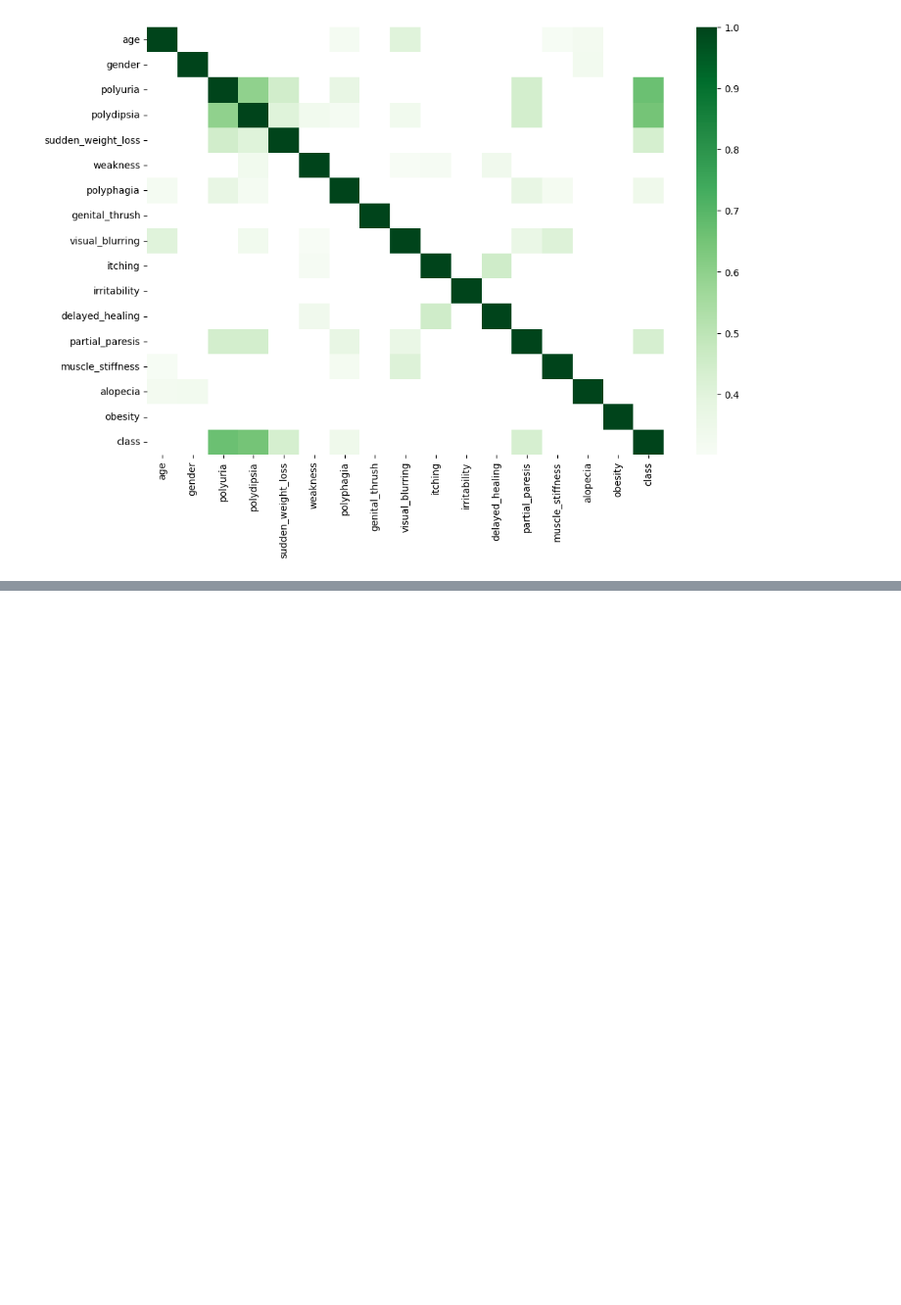
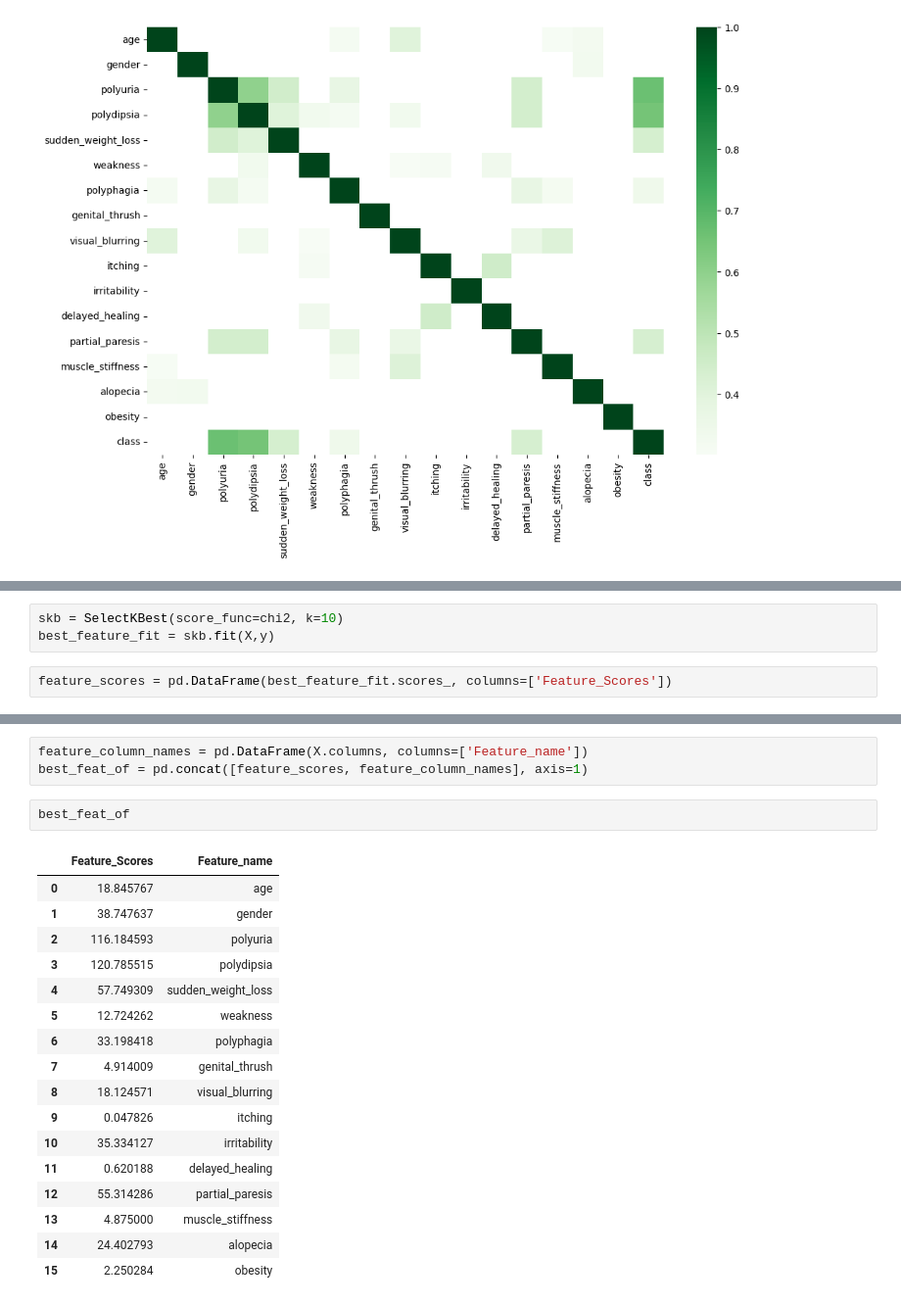
Before and after one commit to pistaacademy/ML_Model, a Jupyter notebook: ML Model.ipynb, the cells around one changed output, grey strips where cells are left out. Shown at 98% size. Drawn from its saved outputs; the diff is of its cells as text; blank space fills up the shorter version.

```diff
--- a/ML Model.ipynb
+++ b/ML Model.ipynb
@@ -261,0 +279,5 @@ sns.heatmap(highest_corr, cmap='Greens')
+# %%
+skb = SelectKBest(score_func=chi2, k=10)
+best_feature_fit = skb.fit(X,y)
+# %%
+feature_scores = pd.DataFrame(best_feature_fit.scores_, columns=['Feature_Scores'])
@@ -261,0 +304,23 @@ sns.heatmap(highest_corr, cmap='Greens')
+# %%
+feature_column_names = pd.DataFrame(X.columns, columns=['Feature_name'])
+best_feat_of = pd.concat([feature_scores, feature_column_names], axis=1)
+# %%
+best_feat_of
+# %% [output]
+|  | Feature_Scores | Feature_name |
+| 0 | 18.845767 | age |
+| 1 | 38.747637 | gender |
+| 2 | 116.184593 | polyuria |
+| 3 | 120.785515 | polydipsia |
+| 4 | 57.749309 | sudden_weight_loss |
+| 5 | 12.724262 | weakness |
+| 6 | 33.198418 | polyphagia |
+| 7 | 4.914009 | genital_thrush |
+| 8 | 18.124571 | visual_blurring |
+| 9 | 0.047826 | itching |
+| 10 | 35.334127 | irritability |
+| 11 | 0.620188 | delayed_healing |
+| 12 | 55.314286 | partial_paresis |
+| 13 | 4.875000 | muscle_stiffness |
+| 14 | 24.402793 | alopecia |
+| 15 | 2.250284 | obesity |
```
Also changed, not shown: parts of 9 cells of this notebook.
